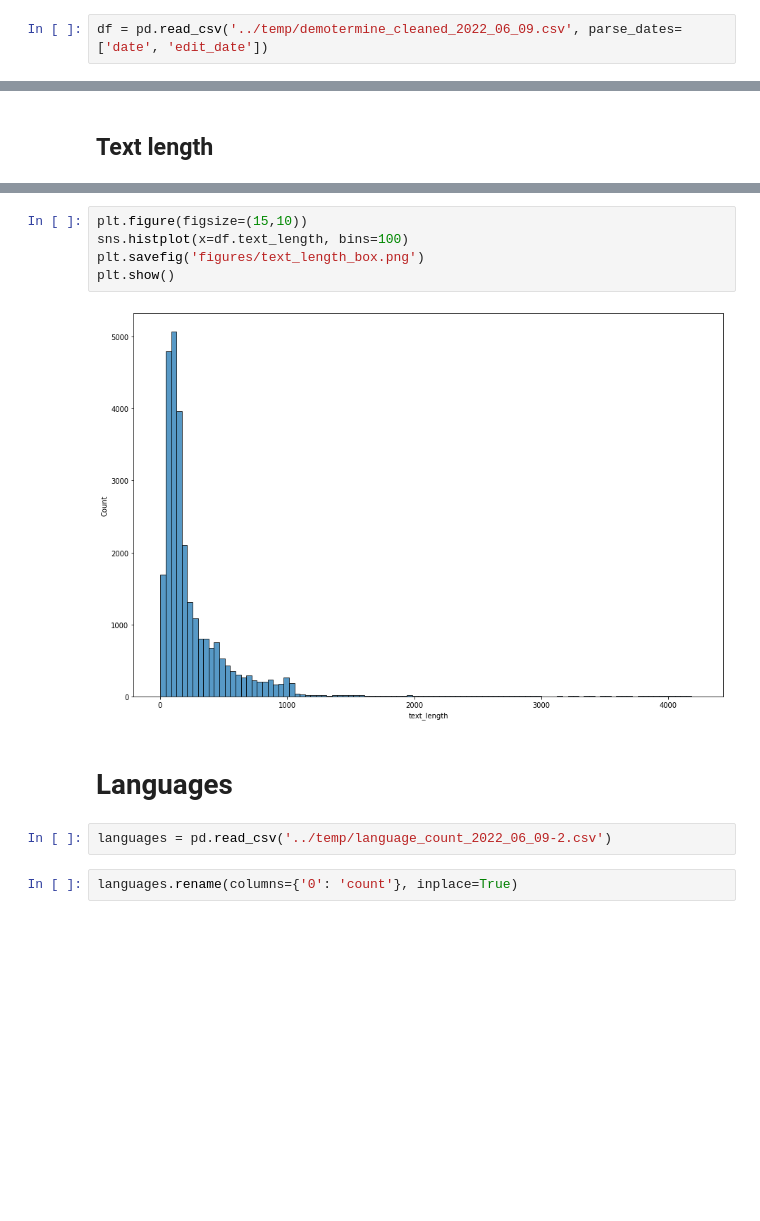
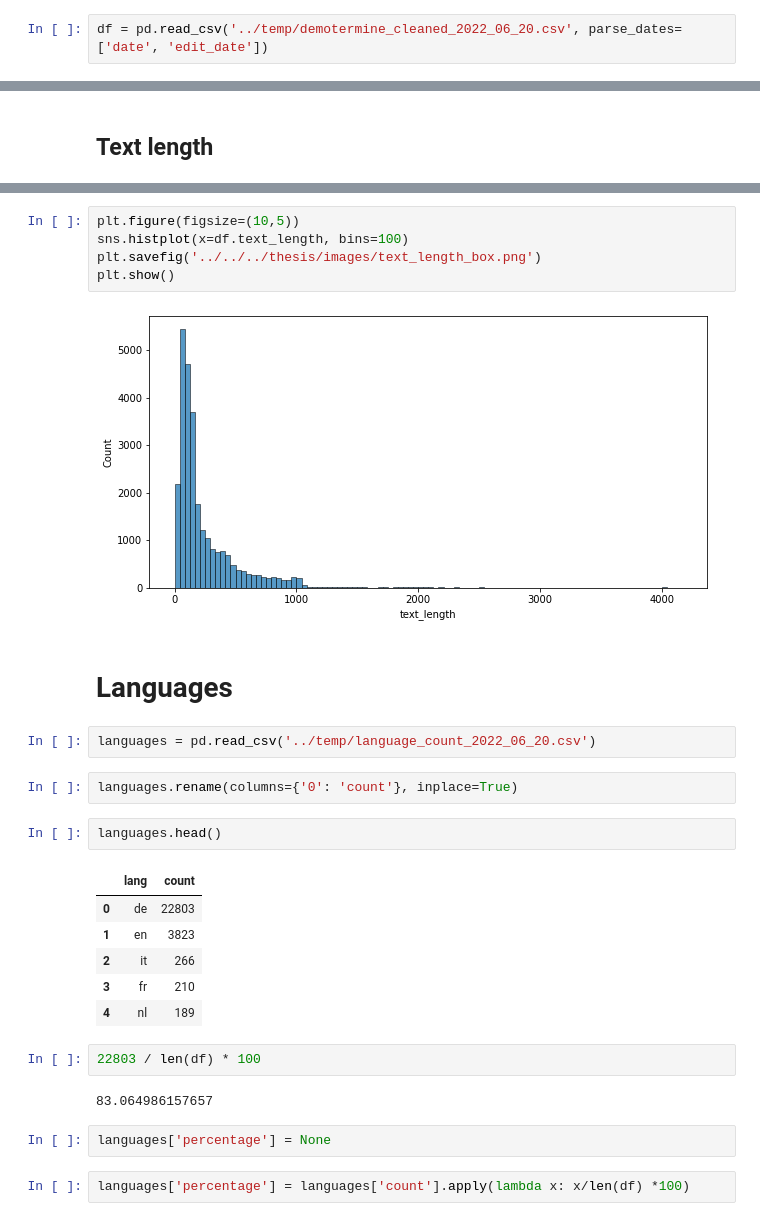
Before and after one commit to eli-quereli/ner-german-telegram, a Jupyter notebook: src/notebooks/eda/THE_eda.ipynb, the cells around one changed output, grey strips where cells are left out. Saved outputs shown, nothing was run; the diff lists cells and outputs as text; blank space fills up the shorter version.

```diff
--- a/src/notebooks/eda/THE_eda.ipynb
+++ b/src/notebooks/eda/THE_eda.ipynb
@@ -8,7 +8,7 @@ import numpy as np
 # %%
 # https://matplotlib.org/stable/gallery/color/named_colors.html
 # %%
-df = pd.read_csv('../temp/demotermine_cleaned_2022_06_09.csv', parse_dates=['date', 'edit_date'])
+df = pd.read_csv('../temp/demotermine_cleaned_2022_06_20.csv', parse_dates=['date', 'edit_date'])
 # %%
 len(df)
 # %% [output]
@@ -98,13 +129,30 @@ plt.show()
 # %%
-plt.figure(figsize=(15,10))
+plt.figure(figsize=(10,5))
 sns.histplot(x=df.text_length, bins=100)
-plt.savefig('figures/text_length_box.png')
+plt.savefig('../../../thesis/images/text_length_box.png')
 plt.show()
 # %% [output]
-[figure, old version]
+[figure, new version]
 # %% [markdown]
 # Languages
 # %%
-languages = pd.read_csv('../temp/language_count_2022_06_09-2.csv')
+languages = pd.read_csv('../temp/language_count_2022_06_20.csv')
 # %%
 languages.rename(columns={'0': 'count'}, inplace=True)
+# %%
+languages.head()
+# %% [output]
+|  | lang | count |
+| 0 | de | 22803 |
+| 1 | en | 3823 |
+| 2 | it | 266 |
+| 3 | fr | 210 |
+| 4 | nl | 189 |
+# %%
+22803 / len(df) * 100
+# %% [output]
+83.064986157657
+# %%
+languages['percentage'] = None
+# %%
+languages['percentage'] = languages['count'].apply(lambda x: x/len(df) *100)
```
Also changed, not shown: parts of 12 cells of this notebook, 6 other files.
